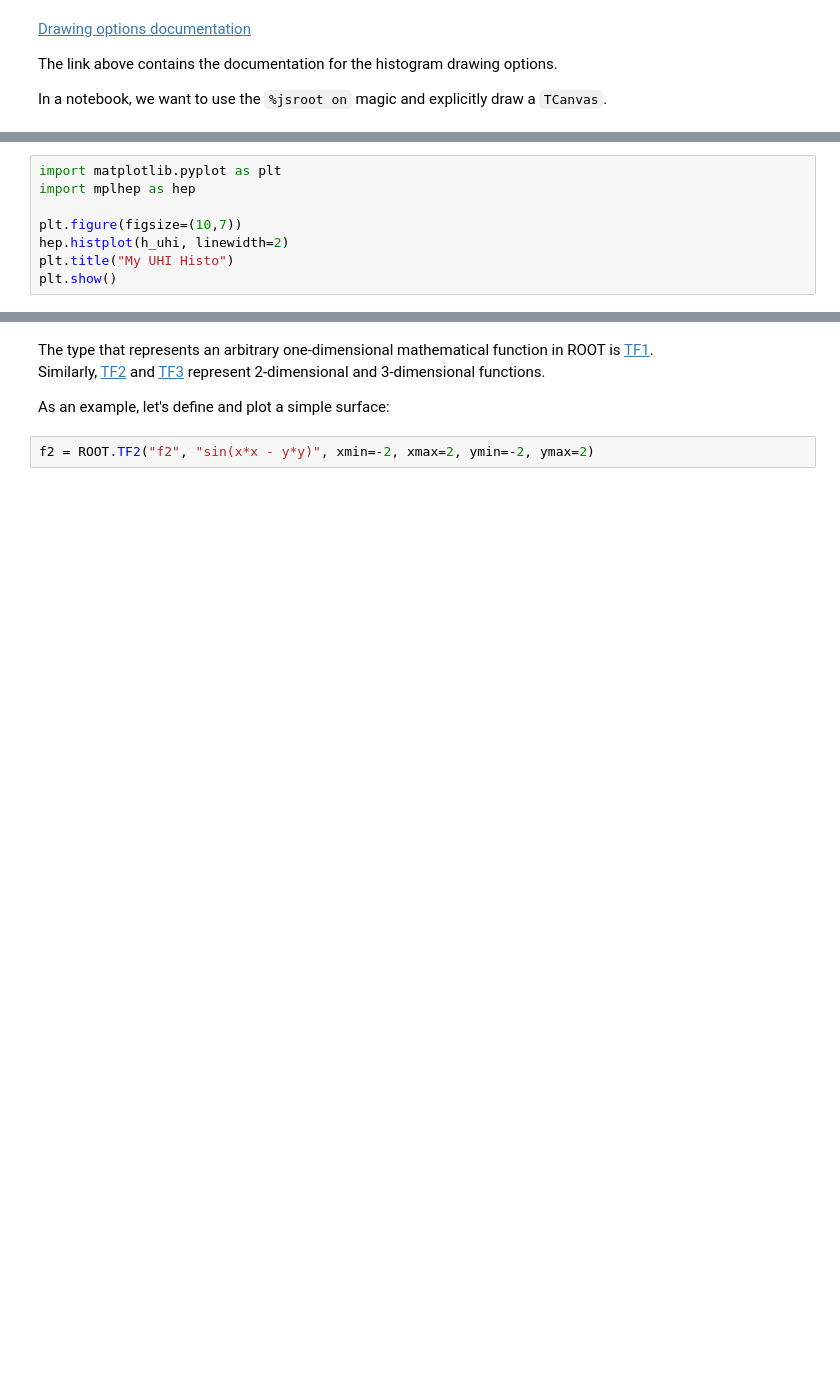
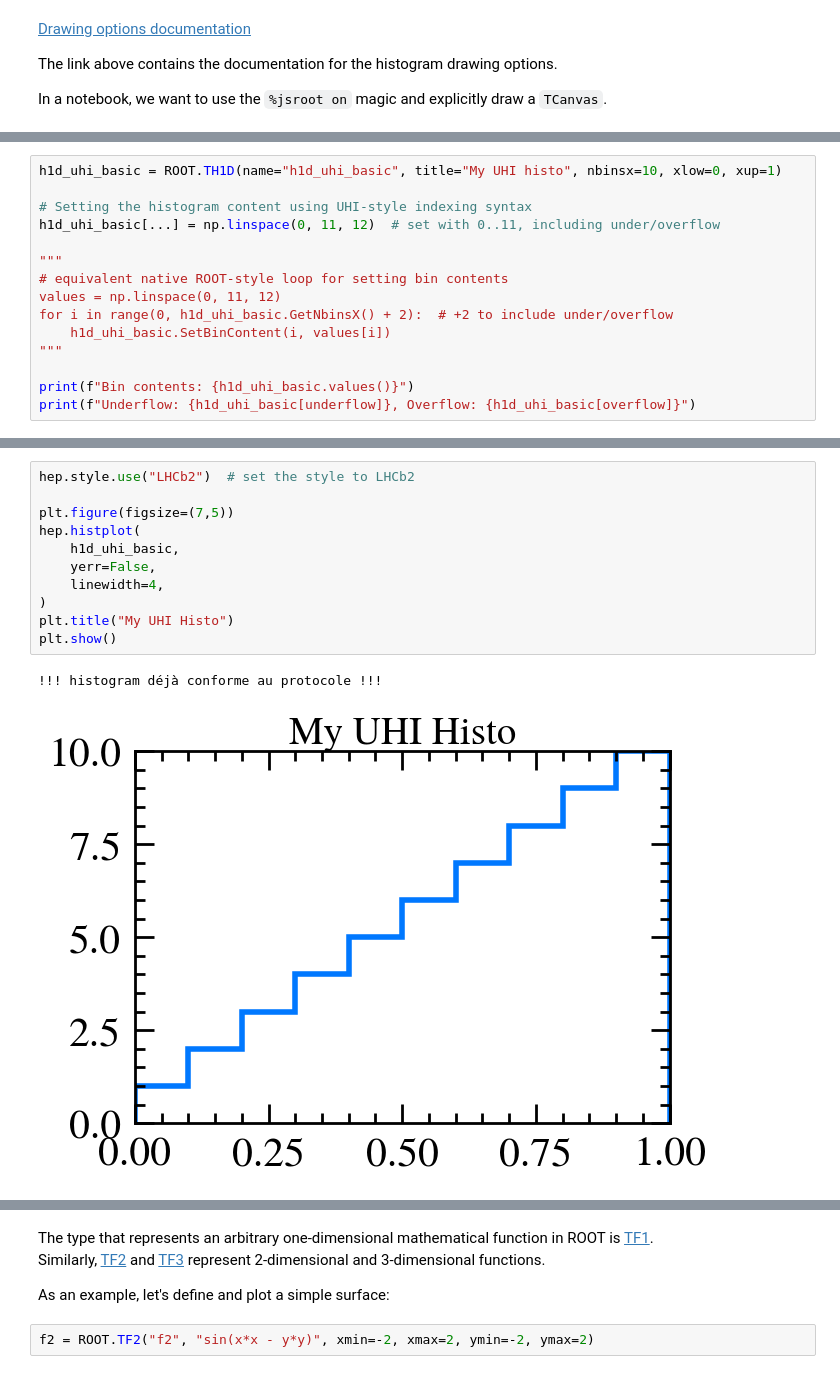
Before and after one commit to root-project/student-course, a Jupyter notebook: course/notebooks/core/01-histograms-and-graphs.ipynb, the cells around one changed output, grey strips where cells are left out. Cells and saved outputs as stored; diff of their text form; blank space fills up the shorter version.

Commit message:
Update histograms and graphs notebook

```diff
--- a/course/notebooks/core/01-histograms-and-graphs.ipynb
+++ b/course/notebooks/core/01-histograms-and-graphs.ipynb
@@ -55,0 +84,15 @@ print(h_uhi.values())
+# %%
+h1d_uhi_basic = ROOT.TH1D(name="h1d_uhi_basic", title="My UHI histo", nbinsx=10, xlow=0, xup=1)
+
+# Setting the histogram content using UHI-style indexing syntax
+h1d_uhi_basic[...] = np.linspace(0, 11, 12)  # set with 0..11, including under/overflow
+
+"""
+# equivalent native ROOT-style loop for setting bin contents
+values = np.linspace(0, 11, 12)
+for i in range(0, h1d_uhi_basic.GetNbinsX() + 2):  # +2 to include under/overflow
+    h1d_uhi_basic.SetBinContent(i, values[i])
+"""
+
+print(f"Bin contents: {h1d_uhi_basic.values()}")
+print(f"Underflow: {h1d_uhi_basic[underflow]}, Overflow: {h1d_uhi_basic[overflow]}")
@@ -56,8 +111,14 @@ print(h_uhi.values())
 # %%
-import matplotlib.pyplot as plt
-import mplhep as hep
+hep.style.use("LHCb2")  # set the style to LHCb2
 
-plt.figure(figsize=(10,7))
-hep.histplot(h_uhi, linewidth=2)
+plt.figure(figsize=(7,5))
+hep.histplot(
+    h1d_uhi_basic,
+    yerr=False,
+    linewidth=4,
+)
 plt.title("My UHI Histo")
 plt.show()
+# %% [output]
+!!! histogram déjà conforme au protocole !!!
+[figure, added]
```
Also changed, not shown: parts of 38 cells of this notebook.
